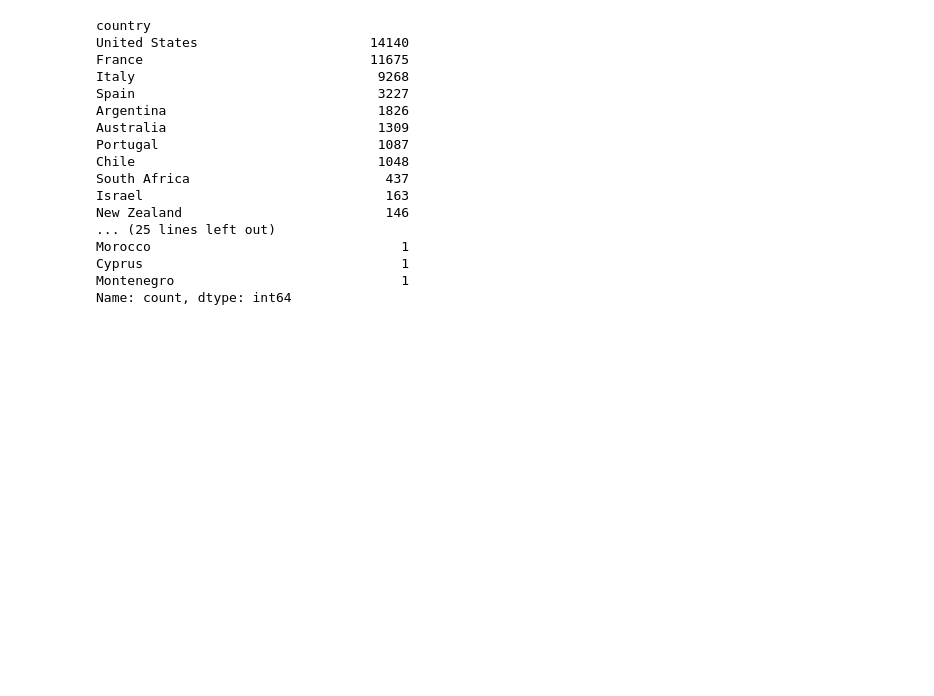
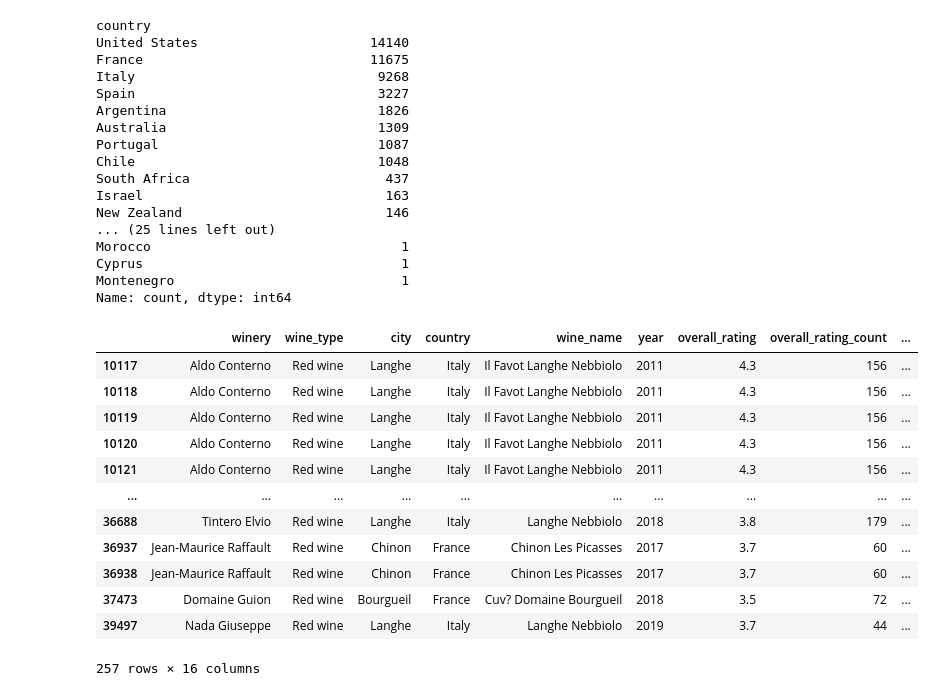
Before and after one commit to lei10003/Cellar-Defenders, a Jupyter notebook: Cellar Defenders_Vivino_Reds_Analysis.ipynb, the cells around one changed output. Saved outputs shown, nothing was run; the diff lists cells and outputs as text; code cells hidden in the pictures; blank space fills up the shorter version.

```diff
--- a/Cellar Defenders_Vivino_Reds_Analysis.ipynb
+++ b/Cellar Defenders_Vivino_Reds_Analysis.ipynb
@@ -335,0 +347,16 @@ df['region'] = df['country'].map(country_to_region)
+# %%
+merged_data[merged_data['is_cellar_defender']]
+# %% [output]
+|  | winery | wine_type | city | country | wine_name | year | overall_rating | overall_rating_count | ... |
+| 10117 | Aldo Conterno | Red wine | Langhe | Italy | Il Favot Langhe Nebbiolo | 2011 | 4.3 | 156 | ... |
+| 10118 | Aldo Conterno | Red wine | Langhe | Italy | Il Favot Langhe Nebbiolo | 2011 | 4.3 | 156 | ... |
+| 10119 | Aldo Conterno | Red wine | Langhe | Italy | Il Favot Langhe Nebbiolo | 2011 | 4.3 | 156 | ... |
+| 10120 | Aldo Conterno | Red wine | Langhe | Italy | Il Favot Langhe Nebbiolo | 2011 | 4.3 | 156 | ... |
+| 10121 | Aldo Conterno | Red wine | Langhe | Italy | Il Favot Langhe Nebbiolo | 2011 | 4.3 | 156 | ... |
+| ... | ... | ... | ... | ... | ... | ... | ... | ... | ... |
+| 36688 | Tintero Elvio | Red wine | Langhe | Italy | Langhe Nebbiolo | 2018 | 3.8 | 179 | ... |
+| 36937 | Jean-Maurice Raffault | Red wine | Chinon | France | Chinon Les Picasses | 2017 | 3.7 | 60 | ... |
+| 36938 | Jean-Maurice Raffault | Red wine | Chinon | France | Chinon Les Picasses | 2017 | 3.7 | 60 | ... |
+| 37473 | Domaine Guion | Red wine | Bourgueil | France | Cuv? Domaine Bourgueil | 2018 | 3.5 | 72 | ... |
+| 39497 | Nada Giuseppe | Red wine | Langhe | Italy | Langhe Nebbiolo | 2019 | 3.7 | 44 | ... |
+257 rows × 16 columns
```
Also changed, not shown: parts of 31 cells of this notebook, 6 other files.
